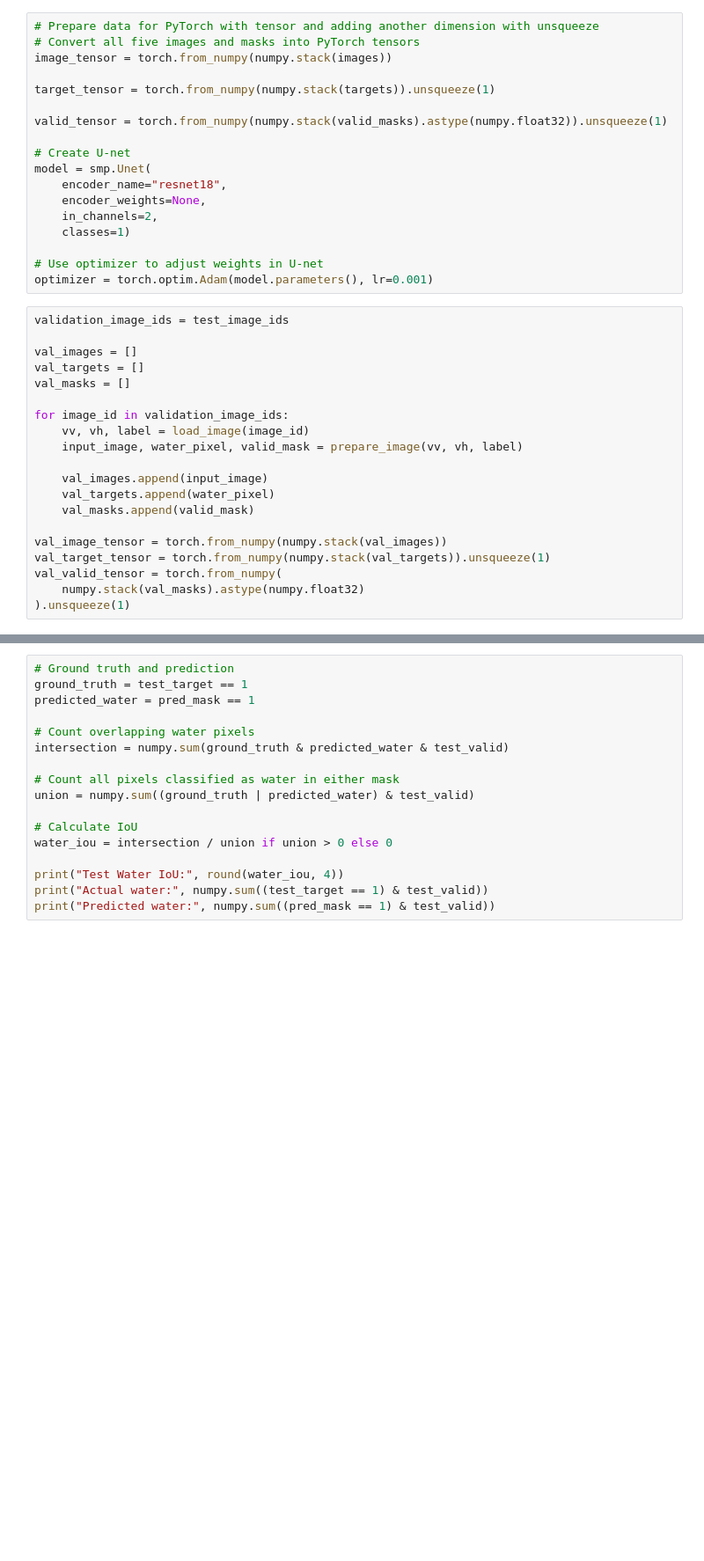
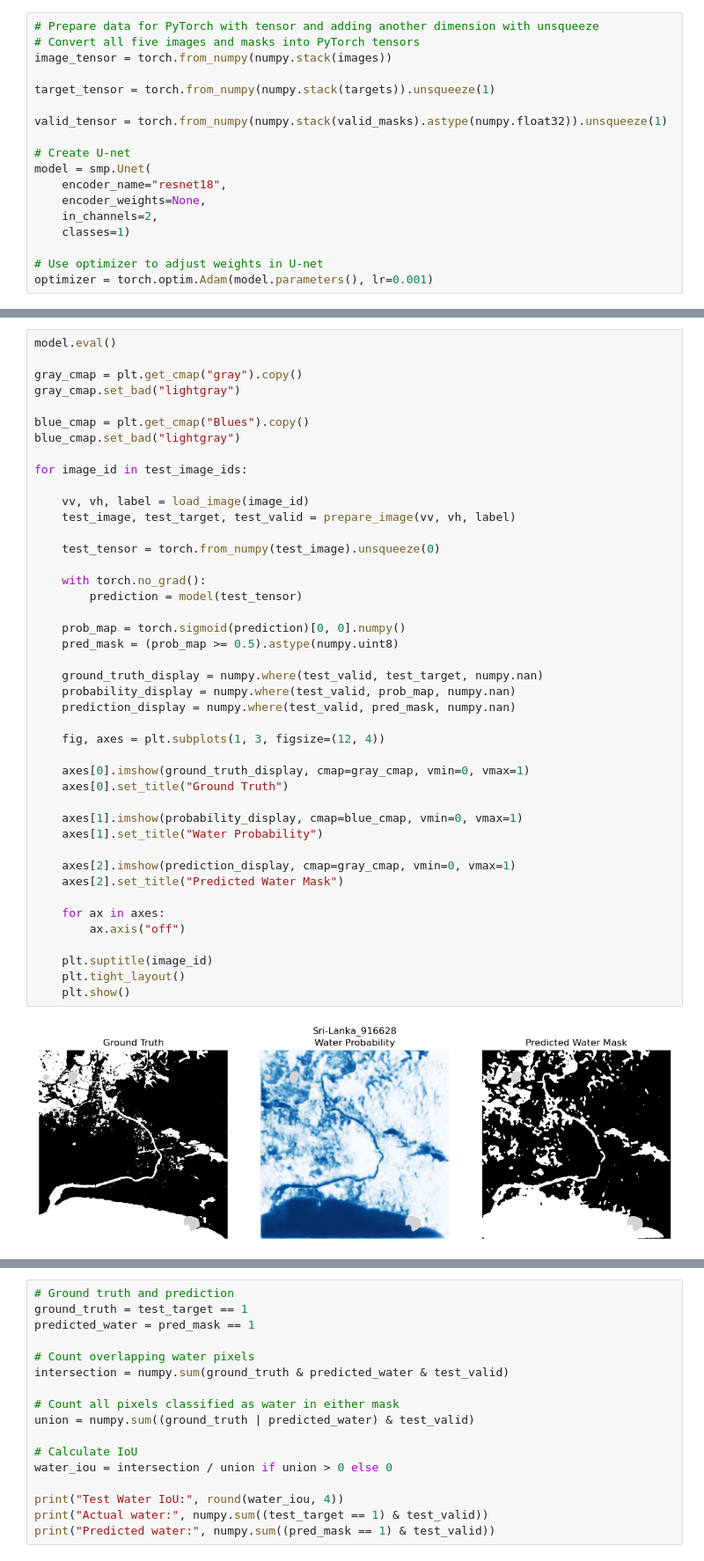
Before and after one commit to kaimuelle/Floodmapping, a Jupyter notebook: floodproject_1.ipynb, the cells around one changed output, grey strips where cells are left out. Shown at 88% size. Cells and saved outputs as stored; diff of their text form; blank space fills up the shorter version.

Commit message:
mekong+srilanka prediction

```diff
--- a/floodproject_1.ipynb
+++ b/floodproject_1.ipynb
@@ -159,24 +166,4 @@ model = smp.Unet(
 
 # Use optimizer to adjust weights in U-net
 optimizer = torch.optim.Adam(model.parameters(), lr=0.001)
-# %%
-validation_image_ids = test_image_ids
-
-val_images = []
-val_targets = []
-val_masks = []
-
-for image_id in validation_image_ids:
-    vv, vh, label = load_image(image_id)
-    input_image, water_pixel, valid_mask = prepare_image(vv, vh, label)
-
-    val_images.append(input_image)
-    val_targets.append(water_pixel)
-    val_masks.append(valid_mask)
-
-val_image_tensor = torch.from_numpy(numpy.stack(val_images))
-val_target_tensor = torch.from_numpy(numpy.stack(val_targets)).unsqueeze(1)
-val_valid_tensor = torch.from_numpy(
-    numpy.stack(val_masks).astype(numpy.float32)
-).unsqueeze(1)
 # %%
@@ -302,0 +281,45 @@ test_tensor = torch.from_numpy(test_image).unsqueeze(0)
+# %%
+model.eval()
+
+gray_cmap = plt.get_cmap("gray").copy()
+gray_cmap.set_bad("lightgray")
+
+blue_cmap = plt.get_cmap("Blues").copy()
+blue_cmap.set_bad("lightgray")
+
+for image_id in test_image_ids:
+
+    vv, vh, label = load_image(image_id)
+    test_image, test_target, test_valid = prepare_image(vv, vh, label)
+
+    test_tensor = torch.from_numpy(test_image).unsqueeze(0)
+
+    with torch.no_grad():
+        prediction = model(test_tensor)
+
+    prob_map = torch.sigmoid(prediction)[0, 0].numpy()
+    pred_mask = (prob_map >= 0.5).astype(numpy.uint8)
+
+    ground_truth_display = numpy.where(test_valid, test_target, numpy.nan)
+    probability_display = numpy.where(test_valid, prob_map, numpy.nan)
+    prediction_display = numpy.where(test_valid, pred_mask, numpy.nan)
+
+    fig, axes = plt.subplots(1, 3, figsize=(12, 4))
+
+    axes[0].imshow(ground_truth_display, cmap=gray_cmap, vmin=0, vmax=1)
+    axes[0].set_title("Ground Truth")
+
+    axes[1].imshow(probability_display, cmap=blue_cmap, vmin=0, vmax=1)
+    axes[1].set_title("Water Probability")
+
+    axes[2].imshow(prediction_display, cmap=gray_cmap, vmin=0, vmax=1)
+    axes[2].set_title("Predicted Water Mask")
+
+    for ax in axes:
+        ax.axis("off")
+
+    plt.suptitle(image_id)
+    plt.tight_layout()
+    plt.show()
+# %% [output]
+[figure, added]
```
Also changed, not shown: parts of 7 cells of this notebook.
